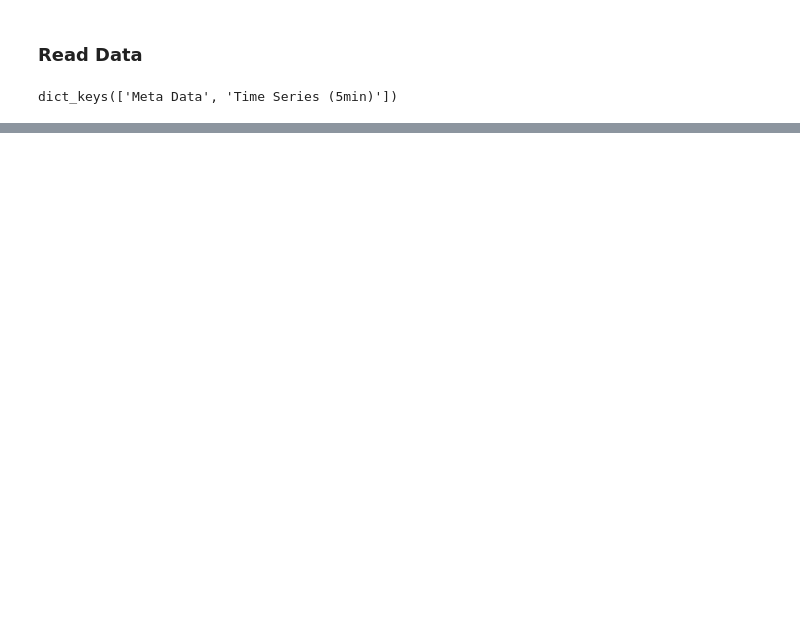
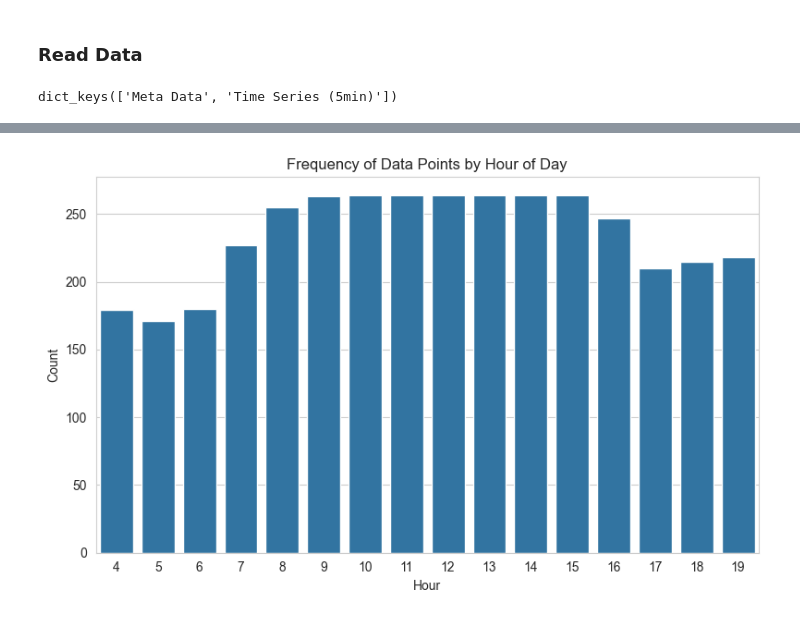
Before and after one commit to yordanoswuletaw/future-market, a Jupyter notebook: notebooks/stock_data_eda.ipynb, the cells around one changed output, grey strips where cells are left out. Cells and saved outputs as stored; diff of their text form; code cells hidden in the pictures; blank space fills up the shorter version.

```diff
--- a/notebooks/stock_data_eda.ipynb
+++ b/notebooks/stock_data_eda.ipynb
@@ -143,0 +222,15 @@ os.cpu_count()
+# %%
+# Extract hour and minute of the day
+df['hour'] = df.index.hour
+df['minute'] = df.index.minute
+
+# Visualize distribution of trading activity by hour using a bar plot
+plt.figure(figsize=(8,5))
+sns.countplot(x='hour', data=df.reset_index())
+plt.title("Frequency of Data Points by Hour of Day")
+plt.xlabel("Hour")
+plt.ylabel("Count")
+plt.tight_layout()
+plt.show()
+# %% [output]
+[figure, added]
```
Also changed, not shown: parts of 32 cells of this notebook, 12 other files.
